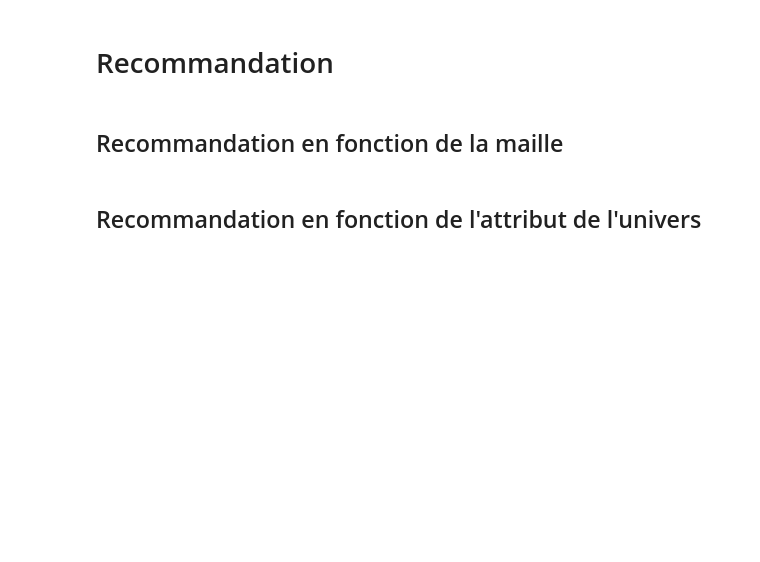
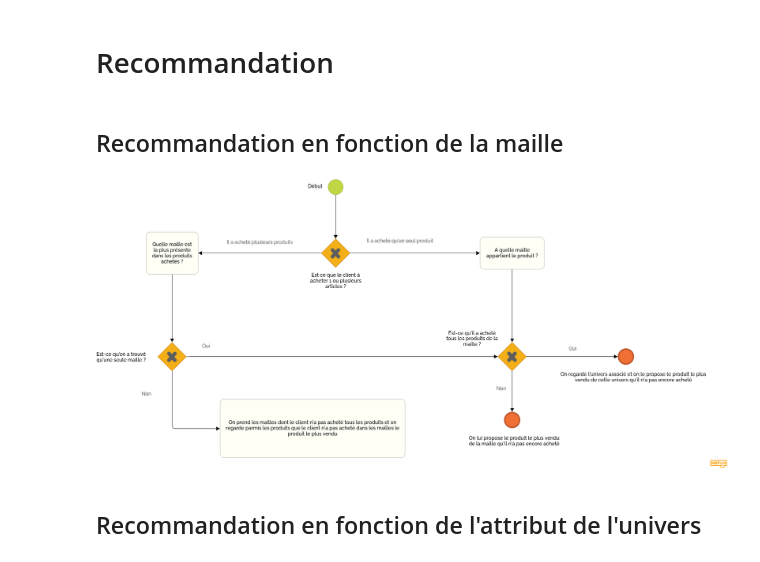
Before and after one commit to Estiennejeremy/T-DAT-901, a Jupyter notebook: recommander.ipynb, the cells around one changed output. Saved outputs shown, nothing was run; the diff lists cells and outputs as text; code cells hidden in the pictures; blank space fills up the shorter version.

Commit message:
Workflow recommandation

```diff
--- a/recommander.ipynb
+++ b/recommander.ipynb
@@ -306,3 +308,8 @@ mailles: ['HYG_JDM' 'VIS_JEUNE_ET_LEVRE' 'VIS_AAAR_DEMAQLOTION']
+# %%
+from IPython.display import Image
+Image(filename='Recommandation produit maille Diagramme.png')
+# %% [output]
+[figure, added]
 # %% [markdown]
 ## Recommandation en fonction de l'attribut de l'univers
 # %%
```
Also changed, not shown: parts of 3 cells of this notebook, 4 other files.
